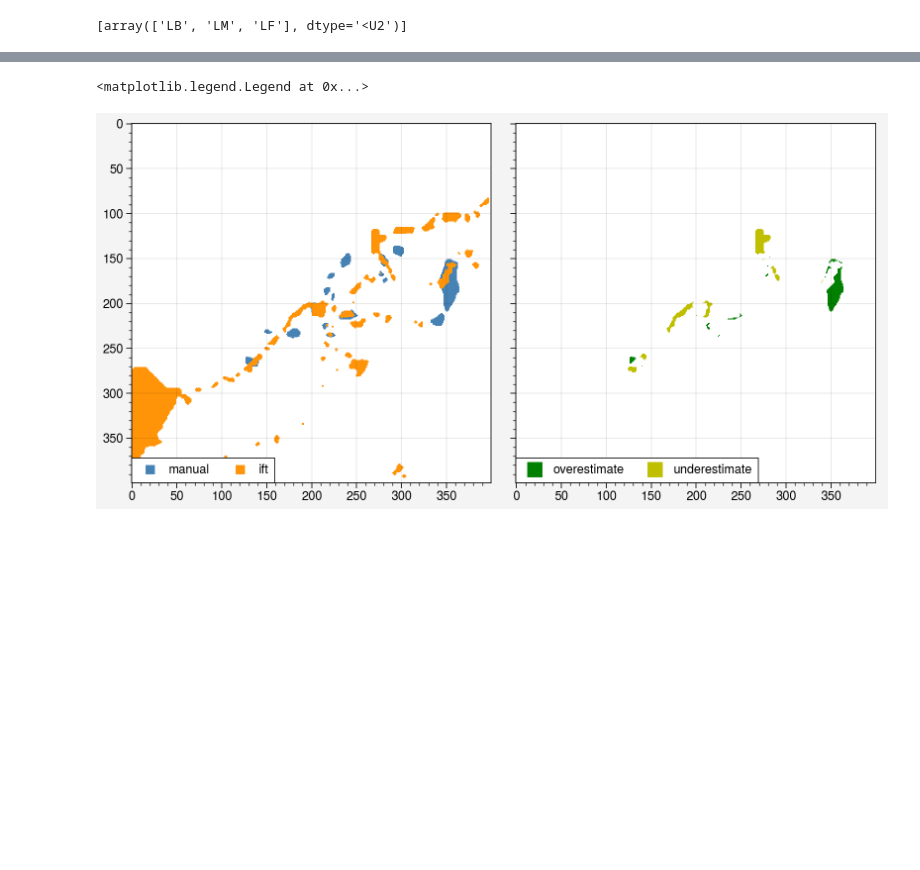
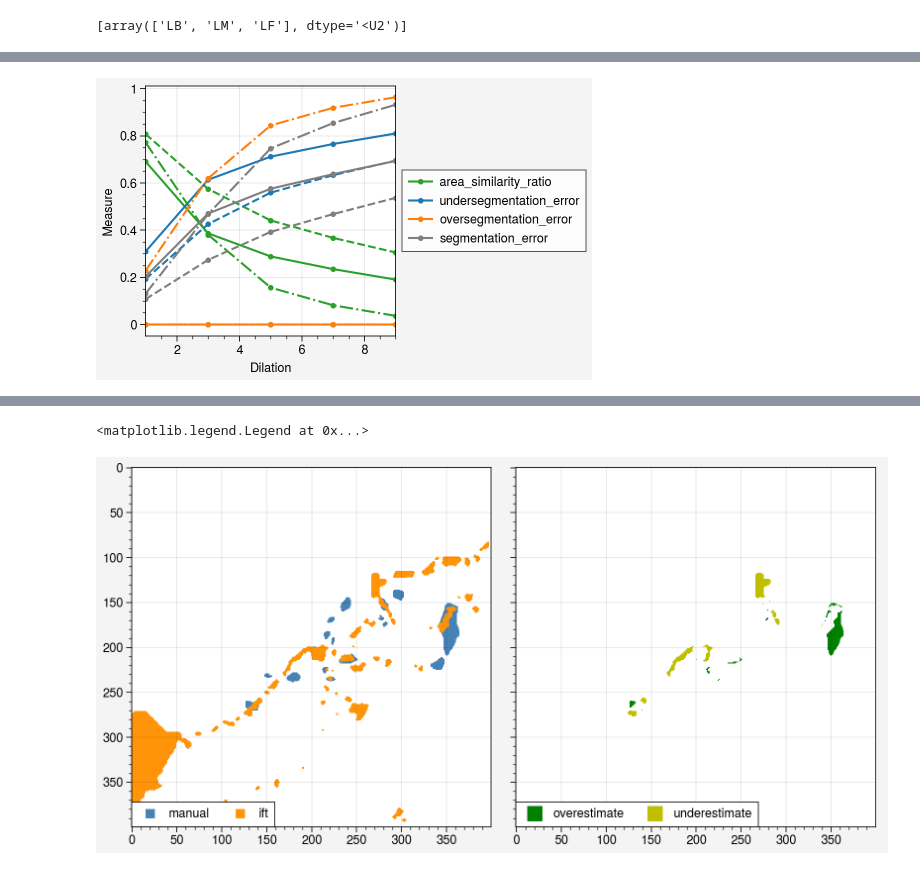
Before and after one commit to danielmwatkins/eval_seg, a Jupyter notebook: notebooks/segmentation_evaluation.ipynb, the cells around one changed output, grey strips where cells are left out. Cells and saved outputs as stored; diff of their text form; code cells hidden in the pictures; blank space fills up the shorter version.

```diff
--- a/notebooks/segmentation_evaluation.ipynb
+++ b/notebooks/segmentation_evaluation.ipynb
@@ -277,0 +326,15 @@ fig.legend(loc='b', ncols=2, alpha=0.9)
+# %%
+results_erode = pd.DataFrame(results_erode)
+results_expansion = pd.DataFrame(results_expansion)
+results_dilation = pd.DataFrame(results_dilation)
+
+fig, ax = pplt.subplots()
+for color, measure in  zip(['tab:green', 'tab:blue', 'tab:orange', 'tab:gray'],
+                           ['area_similarity_ratio', 'undersegmentation_error', 'oversegmentation_error', 'segmentation_error']):
+    ax.plot(results_dilation.columns, results_dilation.loc[measure], marker='.', label=measure, ls='-', color=color)
+    ax.plot(results_expansion.columns, results_expansion.loc[measure], marker='.', label='', ls='--', color=color)
+    ax.plot(results_erode.columns, results_erode.loc[measure], marker='.', label='', ls='-.', color=color)
+ax.legend(ncols=1, loc='r')
+ax.format(ylabel='Measure', xlabel='Dilation')
+# %% [output]
+[figure, added]
```
Also changed, not shown: parts of 34 cells of this notebook, 9 other files.
